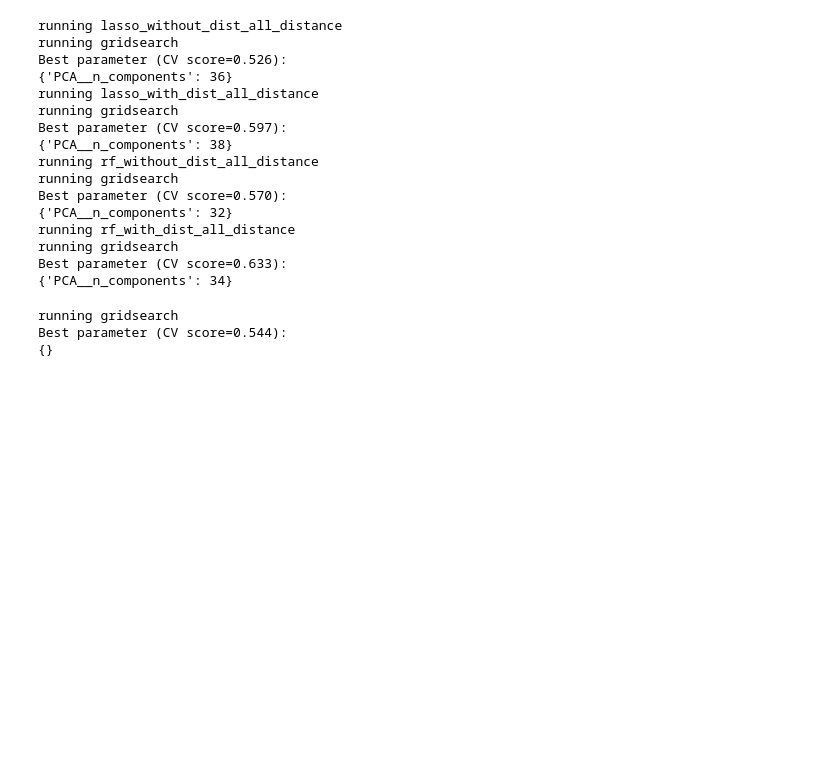
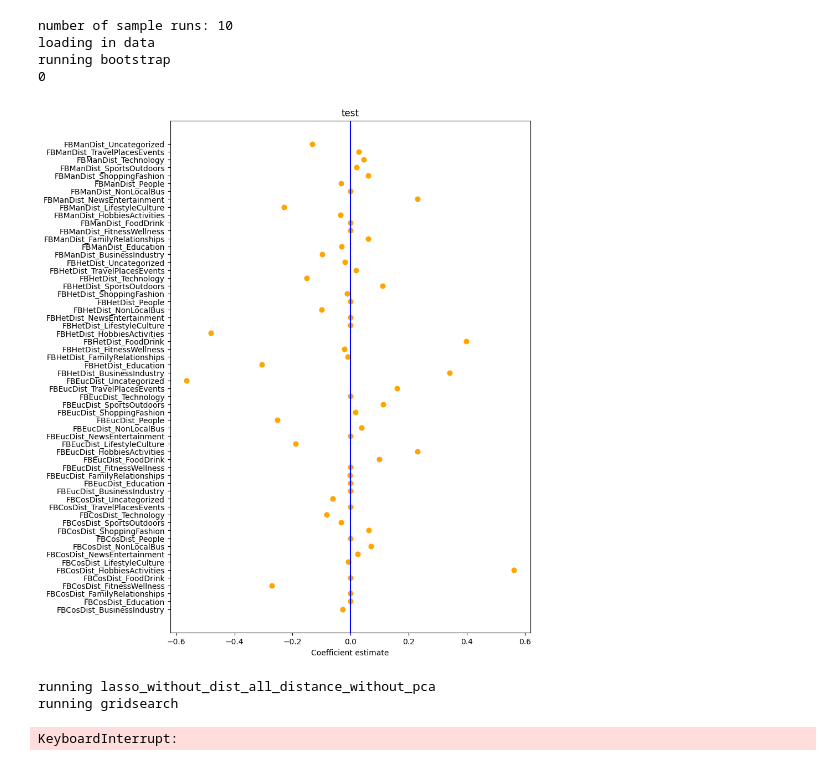
Before and after one commit to MartinKirkegaardDK/Bachelor, a Jupyter notebook: nye_notebook.ipynb, the cells around one changed output. Cells and saved outputs as stored; diff of their text form; code cells hidden in the pictures; blank space fills up the shorter version.

Commit message:
create bootstrapping for all distance metrics

```diff
--- a/nye_notebook.ipynb
+++ b/nye_notebook.ipynb
@@ -9,31 +8,0 @@ from sklearn.model_selection import GridSearchCV
-# %%
-from utils.load import load_all_distance_metrics
-
-import numpy as np
-def bootstrap_all_distance_metrics(pipeline, param_grid,n = 100, with_dist = False, all_data = False):
-
-    print("number of sample runs:", n)
-    print("loading in data")
-    result = []
-
-    x,y = load_all_distance_metrics(test_size= 0.2, val_size=0.0, with_distance= with_dist)
-    x = x["train"]
-    y = y["train"]
-    X = list(x.values())
-    Y = [x[0] for x in y.values()]
-    Y = np.log10(Y)
-
-    print("running bootstrap")
-    for i in range(n):
-
-        if i%10 == 0:
-            print(i)
-
-        #print(dataset)
-        dataset = "all_distance_metrics"
-        print("running gridsearch")
-        search = GridSearchCV(pipeline, param_grid, n_jobs=2,scoring= "r2")
-
-        search.fit(X, Y)
-        result.append(search)
-    return result
@@ -43,28 +9,22 @@ warnings.filterwarnings("ignore")
+# %%
+pipe = Pipeline([("StandardScaler",StandardScaler()),("Lasso_regressor",LassoCV(max_iter= 10000))])
+param_grid = {}
+s = bootstrap_all_distance_metrics(pipe, param_grid, n = 10)
+# %% [output]
+number of sample runs: 10
+loading in data
+running bootstrap
+0
+# %%
+feature_dict = gen_feature_dict_lasso(s, with_dist=True, all_distance= True)
+feature_dict = dict( sorted(feature_dict.items(), key=lambda x: x[0].lower()) )
+plot_confidence_interval(feature_dict,"test")
+# %% [output]
+[figure, added]
 # %%
-from src.drivers.train_models.all_distance_metrics import run
-run()
+#from src.drivers.train_models.all_distance_metrics_without_pca import run
+#run()
 # %% [output]
-running lasso_without_dist_all_distance
+running lasso_without_dist_all_distance_without_pca
 running gridsearch
-Best parameter (CV score=0.526):
-{'PCA__n_components': 36}
-running lasso_with_dist_all_distance
-running gridsearch
-Best parameter (CV score=0.597):
-{'PCA__n_components': 38}
-running rf_without_dist_all_distance
-running gridsearch
-Best parameter (CV score=0.570):
-{'PCA__n_components': 32}
-running rf_with_dist_all_distance
-running gridsearch
-Best parameter (CV score=0.633):
-{'PCA__n_components': 34}
+KeyboardInterrupt:
-# %%
-pipe =  Pipeline([("StandardScaler",StandardScaler()),("Lasso_regressor",LassoCV(max_iter= 100000, tol= 0.001))])
-param_grid = {}
-obj = gridsearch_all_distance_metrics(pipe, param_grid, with_distance= False)
-# %% [output]
-running gridsearch
-Best parameter (CV score=0.544):
-{}
```
Also changed, not shown: parts of 3 cells of this notebook, 28 other files.
